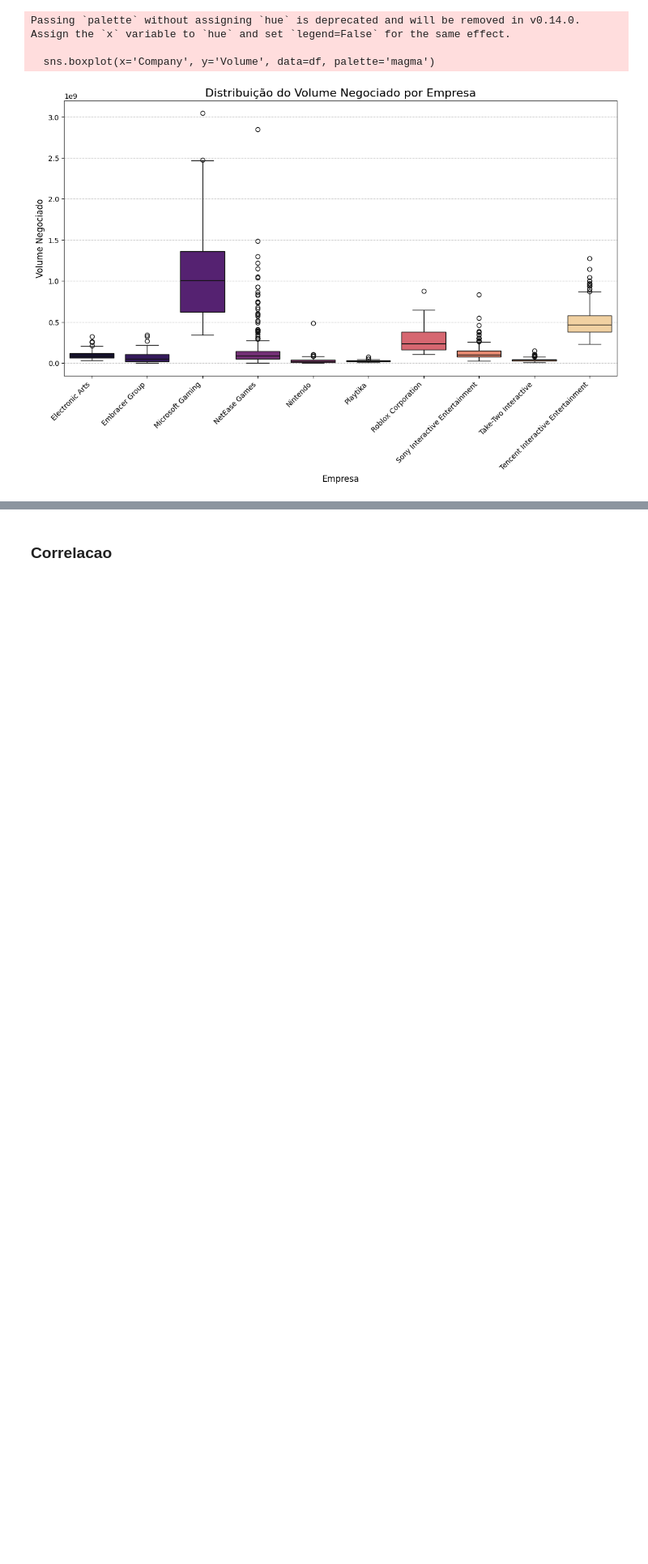
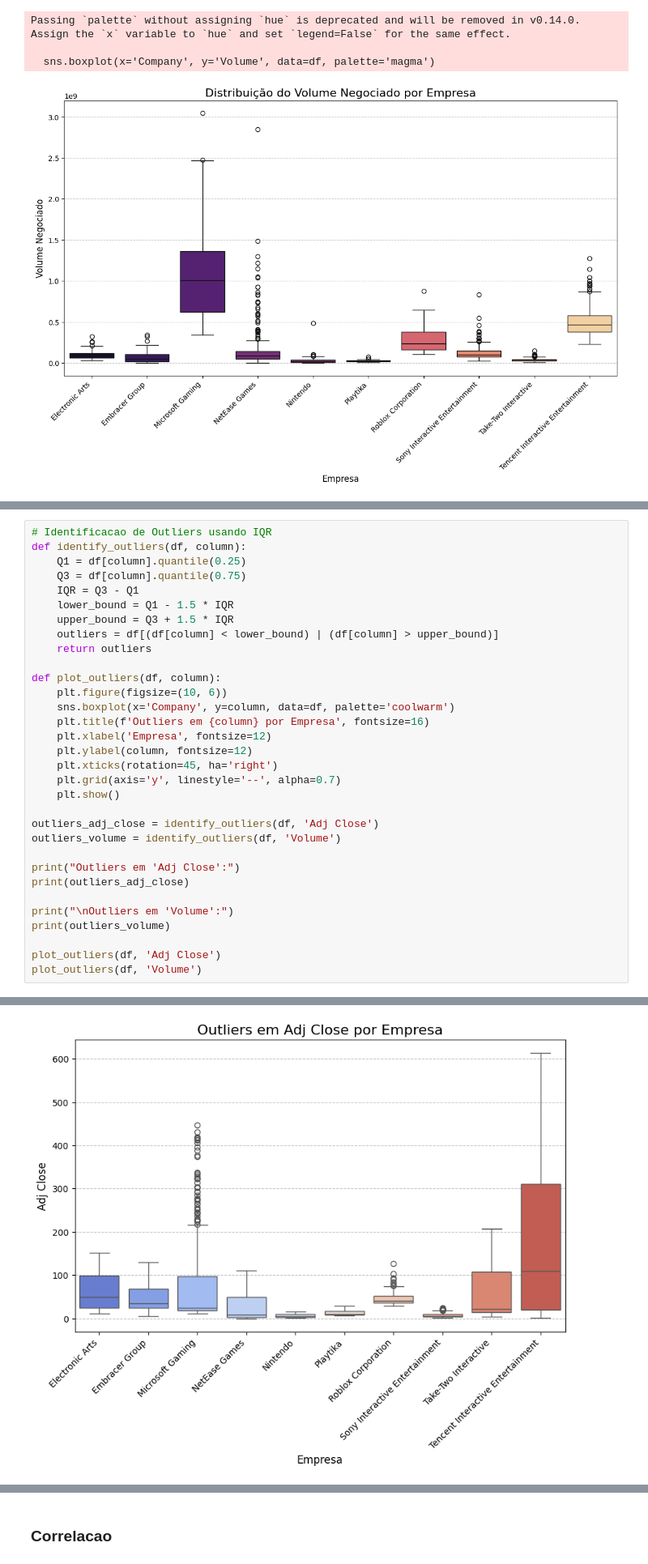
Before and after one commit to MarcosFN2014/Projeto-DS, a Jupyter notebook: Nao_Supervisionado/analise.ipynb, the cells around one changed output, grey strips where cells are left out. Shown at 81% size. Drawn from its saved outputs; the diff is of its cells as text; blank space fills up the shorter version.

```diff
--- a/Nao_Supervisionado/analise.ipynb
+++ b/Nao_Supervisionado/analise.ipynb
@@ -244,0 +249,33 @@ Passing `palette` without assigning `hue` is deprecated and will be removed in v
+# %%
+# Identificacao de Outliers usando IQR
+def identify_outliers(df, column):
+    Q1 = df[column].quantile(0.25)
+    Q3 = df[column].quantile(0.75)
+    IQR = Q3 - Q1
+    lower_bound = Q1 - 1.5 * IQR
+    upper_bound = Q3 + 1.5 * IQR
+    outliers = df[(df[column] < lower_bound) | (df[column] > upper_bound)]
+    return outliers
+
+def plot_outliers(df, column):
+    plt.figure(figsize=(10, 6))
+    sns.boxplot(x='Company', y=column, data=df, palette='coolwarm')
+    plt.title(f'Outliers em {column} por Empresa', fontsize=16)
+    plt.xlabel('Empresa', fontsize=12)
+    plt.ylabel(column, fontsize=12)
+    plt.xticks(rotation=45, ha='right')
+    plt.grid(axis='y', linestyle='--', alpha=0.7)
+    plt.show()
+
+outliers_adj_close = identify_outliers(df, 'Adj Close')
+outliers_volume = identify_outliers(df, 'Volume')
+
+print("Outliers em 'Adj Close':")
+print(outliers_adj_close)
+
+print("\nOutliers em 'Volume':")
+print(outliers_volume)
+
+plot_outliers(df, 'Adj Close')
+plot_outliers(df, 'Volume')
+# %% [output]
@@ -244,0 +302 @@ Passing `palette` without assigning `hue` is deprecated and will be removed in v
+[figure, added]
```
Also changed, not shown: parts of 5 cells of this notebook.
